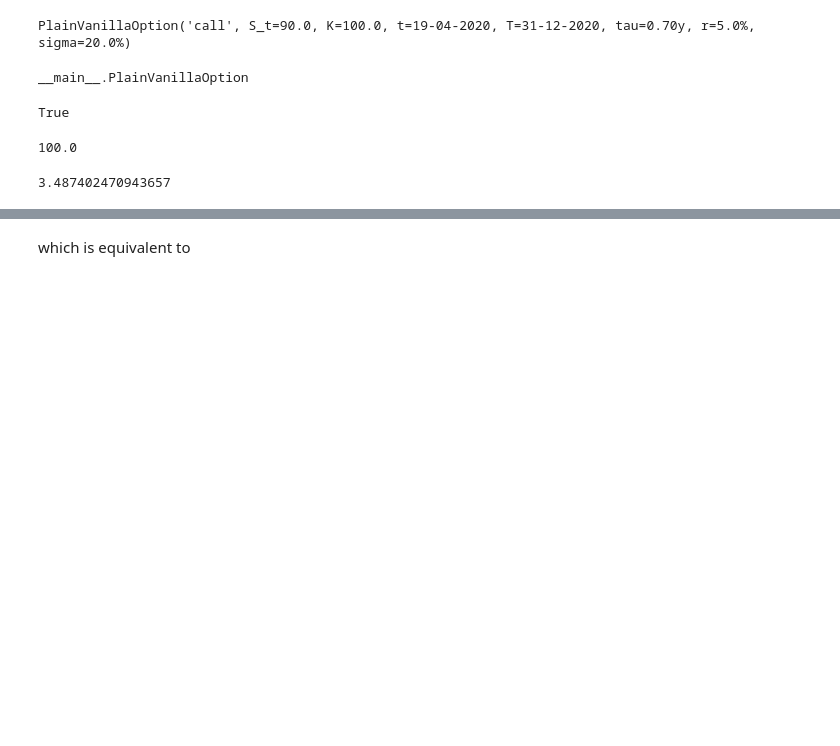
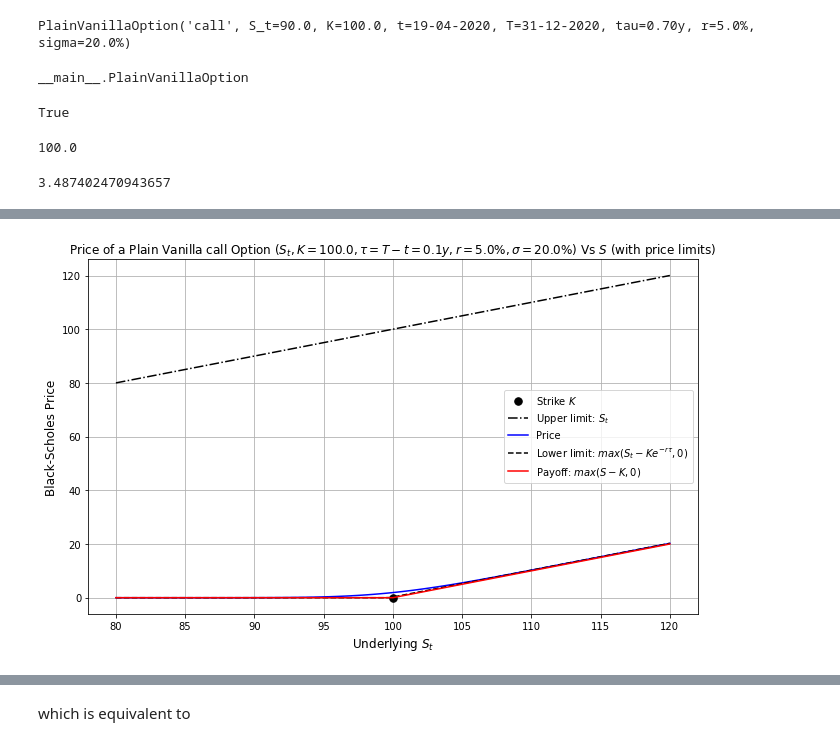
Before and after one commit to gabrielepompa88/IT-For-Business-And-Finance-2019-20, a Jupyter notebook: Notebooks/Derivatives_Analytics___Introduction_to_OOP.ipynb, the cells around one changed output, grey strips where cells are left out. Saved outputs shown, nothing was run; the diff lists cells and outputs as text; code cells hidden in the pictures; blank space fills up the shorter version.

```diff
--- a/Notebooks/Derivatives_Analytics___Introduction_to_OOP.ipynb
+++ b/Notebooks/Derivatives_Analytics___Introduction_to_OOP.ipynb
@@ -2532,3 +2546,7 @@ Vanilla_Call.price()
+# %%
+plot_price(Vanilla_Call, S_strip, Vanilla_Call.get_tau())
+# %% [output]
+[figure, added]
 # %%
 Vanilla_Put = PlainVanillaOption(option_type='put', S_t=90.0, K=100.0, t="19-04-2020", T="31-12-2020", r=0.05, sigma=0.2)
 Vanilla_Put
```
Also changed, not shown: parts of 35 cells of this notebook.
